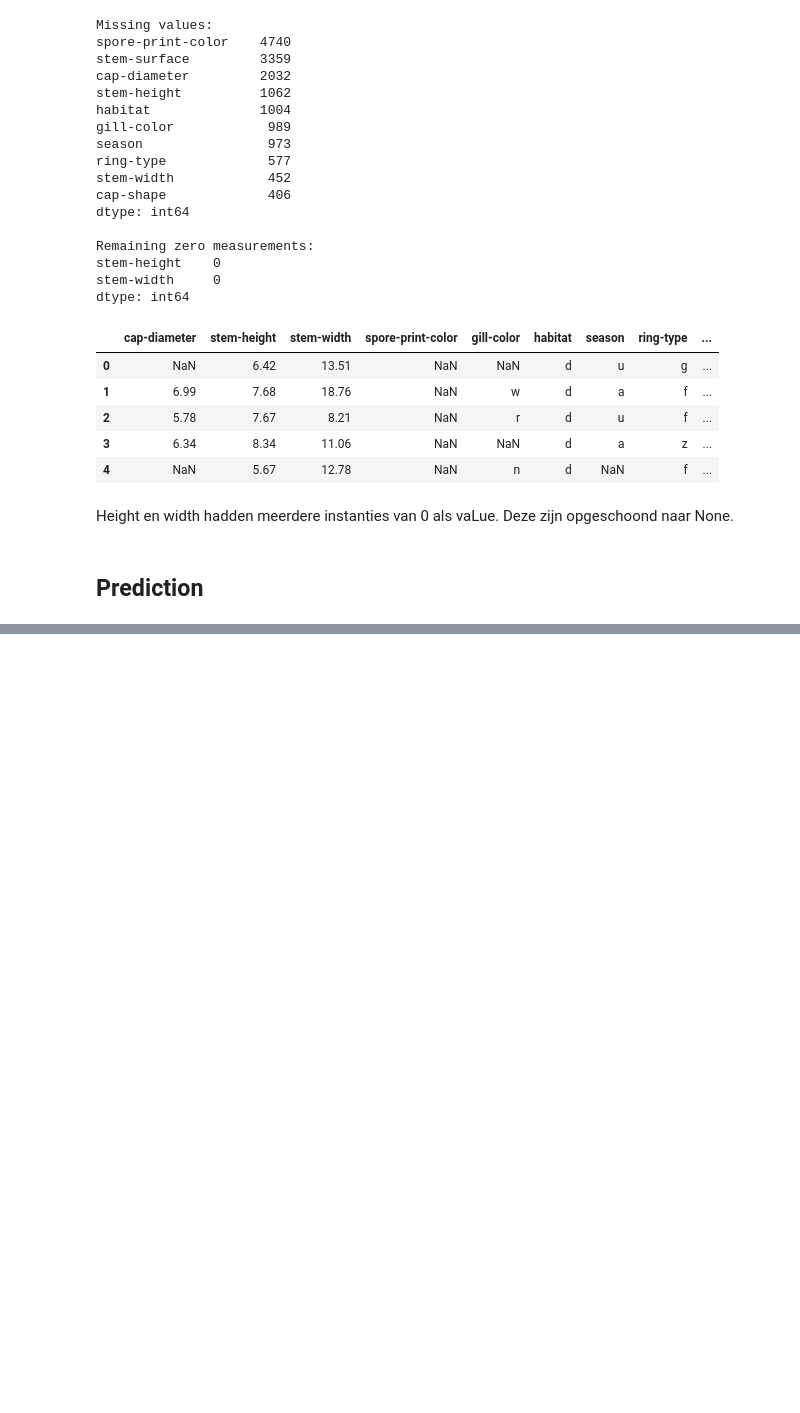
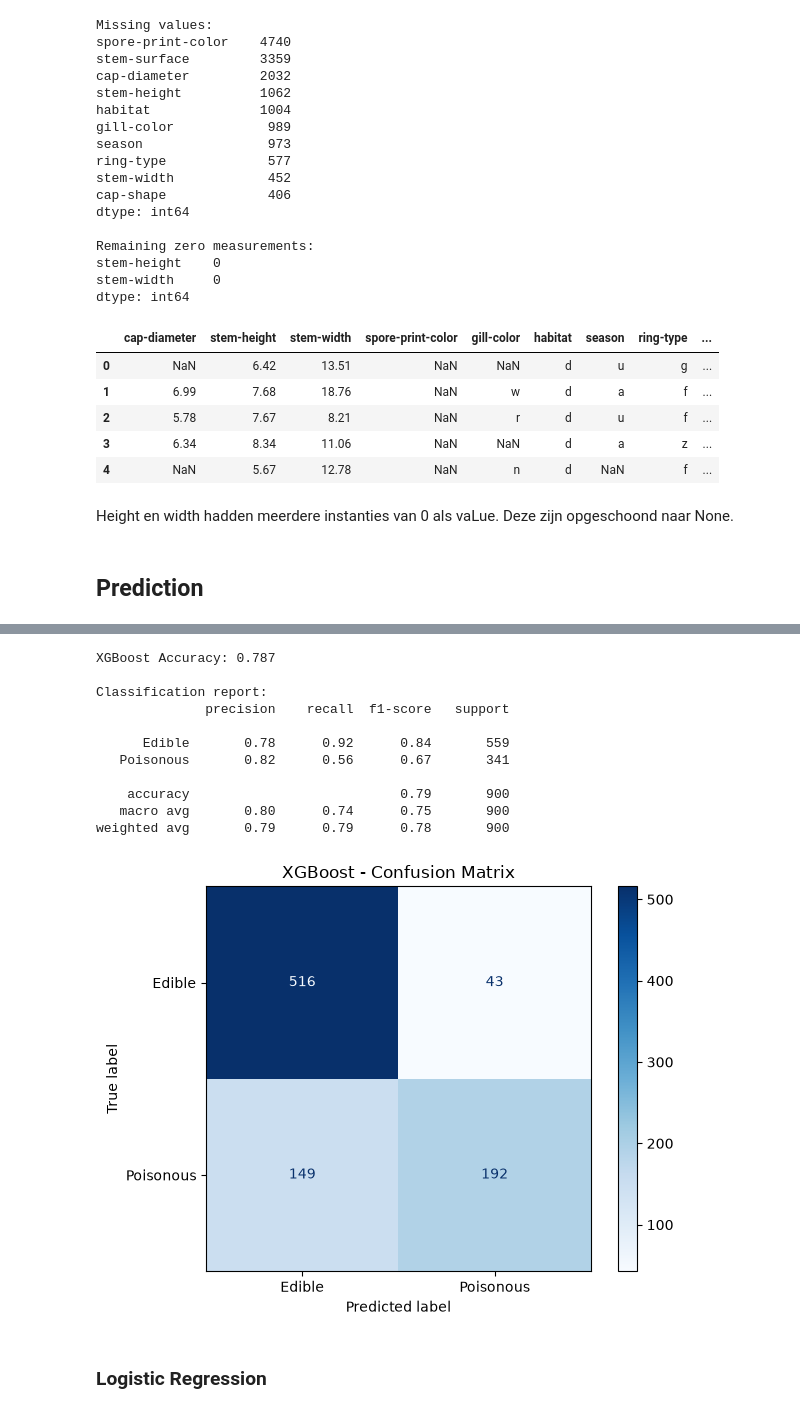
Before and after one commit to JorreVanDyck10/DeepLearningTeam10, a Jupyter notebook: SolutionAndrew/MushroomDataset/mushroom.ipynb, the cells around one changed output, grey strips where cells are left out. Drawn from its saved outputs; the diff is of its cells as text; code cells hidden in the pictures; blank space fills up the shorter version.

```diff
--- a/SolutionAndrew/MushroomDataset/mushroom.ipynb
+++ b/SolutionAndrew/MushroomDataset/mushroom.ipynb
@@ -273,0 +335,37 @@ Het model heeft een accuraatheid van 78%. Het heeft een voorkeur voor edible als
+# %%
+print(f"XGBoost Accuracy: {accuracy_score(y_test, y_pred_xgb):.3f}")
+print("\nClassification report:")
+print(classification_report(
+    y_test,
+    y_pred_xgb,
+    labels=["e", "p"],
+    target_names=["Edible", "Poisonous"],
+    zero_division=0
+))
+
+ConfusionMatrixDisplay.from_predictions(
+    y_test,
+    y_pred_xgb,
+    labels=["e", "p"],
+    display_labels=["Edible", "Poisonous"],
+    cmap="Blues"
+)
+
+plt.title("XGBoost - Confusion Matrix")
+plt.tight_layout()
+plt.show()
+# %% [output]
+XGBoost Accuracy: 0.787
+
+Classification report:
+              precision    recall  f1-score   support
+
+      Edible       0.78      0.92      0.84       559
+   Poisonous       0.82      0.56      0.67       341
+
+    accuracy                           0.79       900
+   macro avg       0.80      0.74      0.75       900
+weighted avg       0.79      0.79      0.78       900
+[figure, added]
+# %% [markdown]
+### Logistic Regression
```
Also changed, not shown: parts of 14 cells of this notebook, 2 other files.
